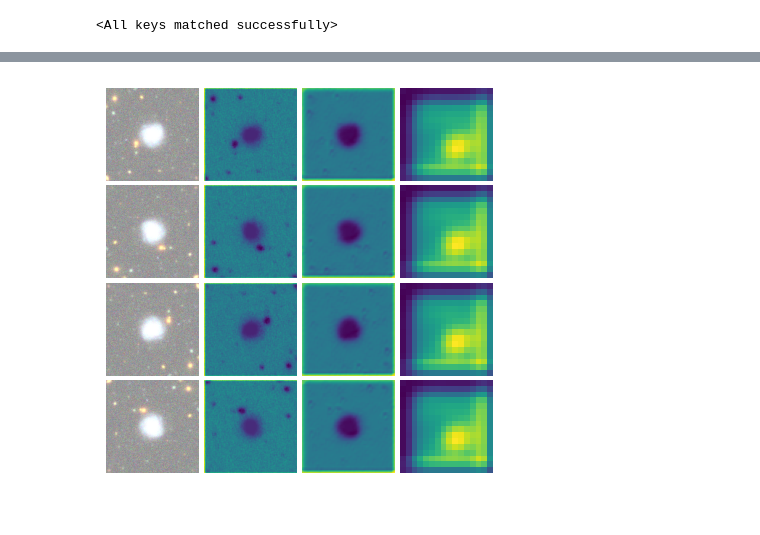
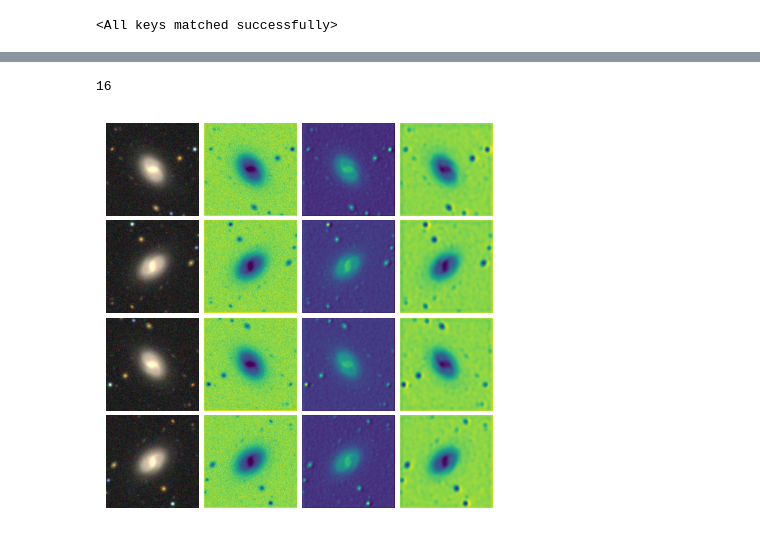
Before and after one commit to snehjp2/GCNNMorphology, a Jupyter notebook: src/notebooks/vis_model.ipynb, the cells around one changed output, grey strips where cells are left out. Cells and saved outputs as stored; diff of their text form; code cells hidden in the pictures.

```diff
--- a/src/notebooks/vis_model.ipynb
+++ b/src/notebooks/vis_model.ipynb
@@ -65,7 +73,7 @@ model.load_state_dict(torch.load(f'/Users/snehpandya/Projects/GCNNMorphology/dat
 # %% [output]
 <All keys matched successfully>
 # %%
-model_str = 'WRN28_7_d8d4d1'
+model_str = 'CNN'
 model_3 = model_dict[model_str]()
-model_3.load_state_dict(torch.load(f'/Users/snehpandya/Projects/GCNNMorphology/data/final_models/{model_str}.pt', map_location=device))
+model_3.load_state_dict(torch.load(f'/n/holystore01/LABS/iaifi_lab/Users/spandya/new_icml/new_models/{model_str}.pt', map_location=device))
 # %% [output]
@@ -189,4 +156,5 @@ visualize_feature_maps(model, img)
-# %%
-visualize_feature_maps(model_2, img)
-# %% [output]
-[figure, removed]
+# %%
+visualize_feature_maps(model_3, resized_images)
+# %% [output]
+16
+[figure, added]
```
Also changed, not shown: parts of 10 cells of this notebook.
